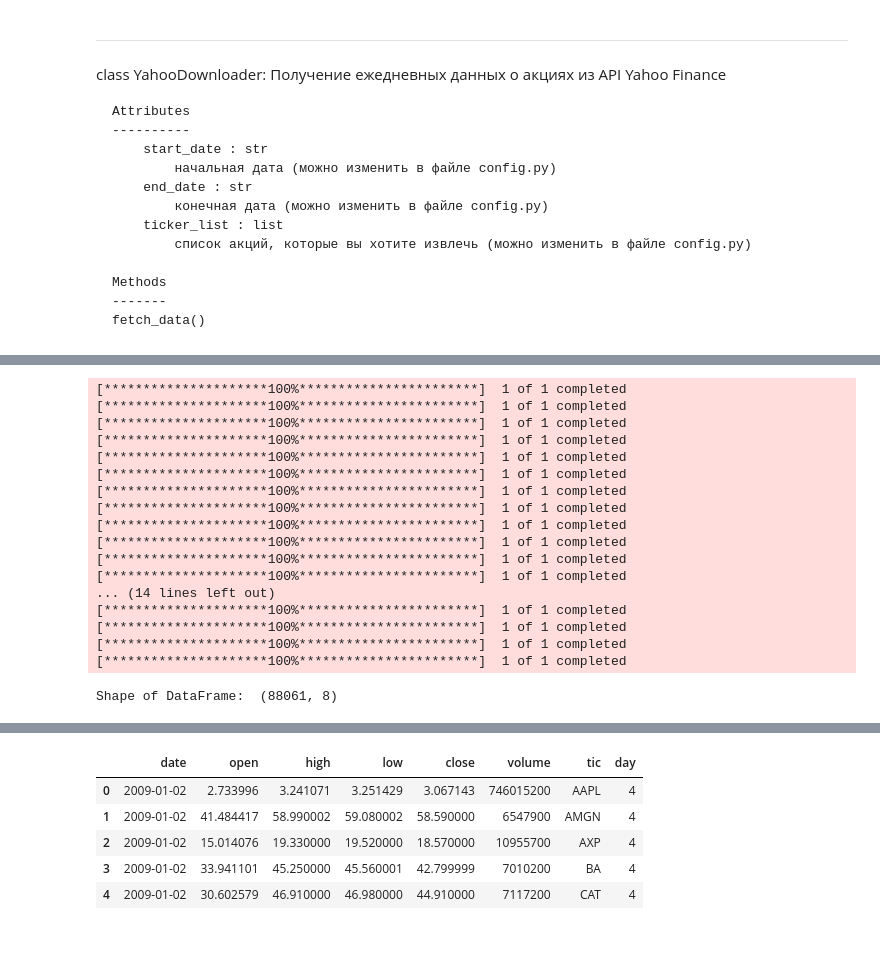
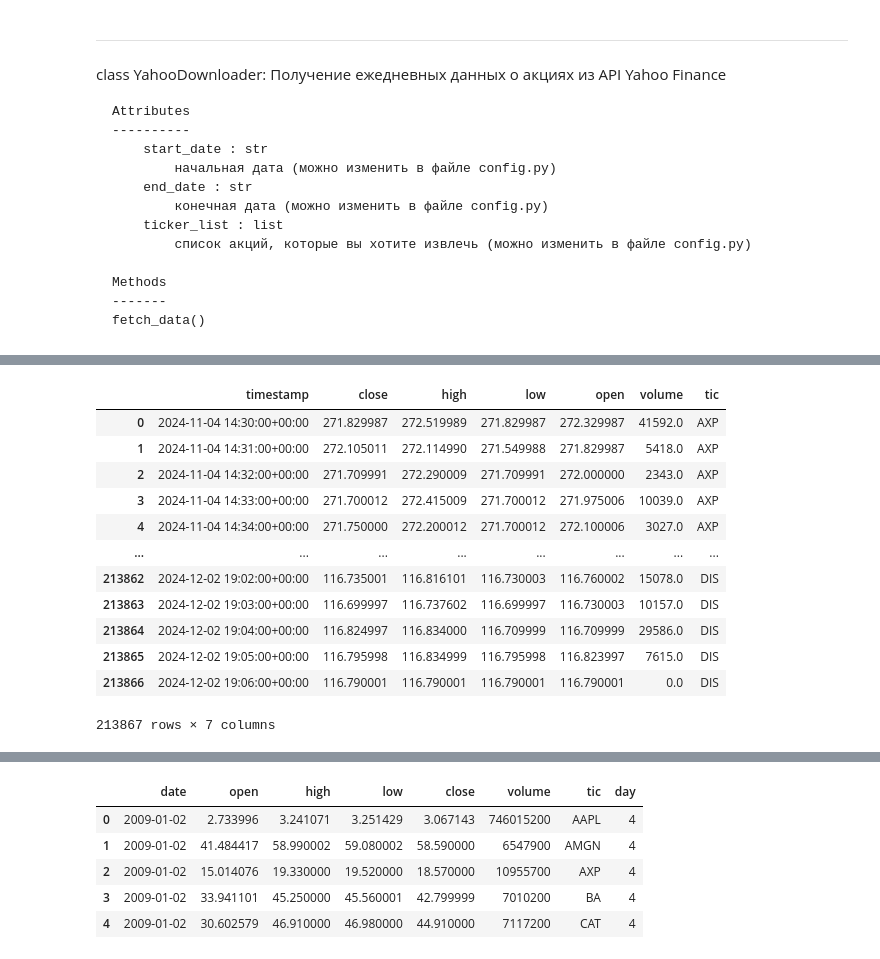
Before and after one commit to SvenTern/algotrade, a Jupyter notebook: finrl_main_part.ipynb, the cells around one changed output, grey strips where cells are left out. Cells and saved outputs as stored; diff of their text form; code cells hidden in the pictures.

```diff
--- a/finrl_main_part.ipynb
+++ b/finrl_main_part.ipynb
@@ -148,3 +158,25 @@ from finrl.config_tickers import DOW_30_TICKER
+# %%
+# пром --- удалить
+# Создаем папку на Google Диске
+folder_path = '/content/drive/My Drive/DataTrading'
+os.makedirs(folder_path, exist_ok=True)
+
+# Создание DataFrame
+df = pd.DataFrame({
+    'Name': ['Alice', 'Bob', 'Charlie'],
+    'Age': [25, 30, 35],
+    'City': ['New York', 'Los Angeles', 'Chicago']
+})
+
+# Сохранение DataFrame в файл CSV
+file_path = os.path.join(folder_path, 'example.csv')
+df.to_csv(file_path, index=False)
+print(f"Файл сохранен по пути: {file_path}")
+
+# Загрузка файла обратно в DataFrame
+loaded_df = pd.read_csv(file_path)
+print("Загруженные данные:")
+print(loaded_df)
 # %% [markdown]
 <a id='1.4'></a>
 ## 2.4. Создаем служебные папки
@@ -182,29 +412,0 @@ print(DOW_30_TICKER)
-# %%
-TRAIN_START_DATE = '2009-01-01'
-TRAIN_END_DATE = '2019-01-01'
-TEST_START_DATE = '2019-01-01'
-TEST_END_DATE = '2021-01-01'
-
-# загружаем данные
-df = YahooDownloader(start_date = TRAIN_START_DATE,
-                     end_date = TEST_END_DATE,
-                     ticker_list = DOW_30_TICKER).fetch_data()
-# %% [output]
-[*********************100%***********************]  1 of 1 completed
-[*********************100%***********************]  1 of 1 completed
-[*********************100%***********************]  1 of 1 completed
-[*********************100%***********************]  1 of 1 completed
-[*********************100%***********************]  1 of 1 completed
-[*********************100%***********************]  1 of 1 completed
-[*********************100%***********************]  1 of 1 completed
-[*********************100%***********************]  1 of 1 completed
-[*********************100%***********************]  1 of 1 completed
-[*********************100%***********************]  1 of 1 completed
-[*********************100%***********************]  1 of 1 completed
-[*********************100%***********************]  1 of 1 completed
-... (14 lines left out)
-[*********************100%***********************]  1 of 1 completed
-[*********************100%***********************]  1 of 1 completed
-[*********************100%***********************]  1 of 1 completed
-[*********************100%***********************]  1 of 1 completed
-Shape of DataFrame:  (88061, 8)
@@ -210,0 +428,16 @@ Shape of DataFrame:  (88061, 8)
+# %%
+df
+# %% [output]
+|  | timestamp | close | high | low | open | volume | tic |
+| 0 | 2024-11-04 14:30:00+00:00 | 271.829987 | 272.519989 | 271.829987 | 272.329987 | 41592.0 | AXP |
+| 1 | 2024-11-04 14:31:00+00:00 | 272.105011 | 272.114990 | 271.549988 | 271.829987 | 5418.0 | AXP |
+| 2 | 2024-11-04 14:32:00+00:00 | 271.709991 | 272.290009 | 271.709991 | 272.000000 | 2343.0 | AXP |
+| 3 | 2024-11-04 14:33:00+00:00 | 271.700012 | 272.415009 | 271.700012 | 271.975006 | 10039.0 | AXP |
+| 4 | 2024-11-04 14:34:00+00:00 | 271.750000 | 272.200012 | 271.700012 | 272.100006 | 3027.0 | AXP |
+| ... | ... | ... | ... | ... | ... | ... | ... |
+| 213862 | 2024-12-02 19:02:00+00:00 | 116.735001 | 116.816101 | 116.730003 | 116.760002 | 15078.0 | DIS |
+| 213863 | 2024-12-02 19:03:00+00:00 | 116.699997 | 116.737602 | 116.699997 | 116.730003 | 10157.0 | DIS |
+| 213864 | 2024-12-02 19:04:00+00:00 | 116.824997 | 116.834000 | 116.709999 | 116.709999 | 29586.0 | DIS |
+| 213865 | 2024-12-02 19:05:00+00:00 | 116.795998 | 116.834999 | 116.795998 | 116.823997 | 7615.0 | DIS |
+| 213866 | 2024-12-02 19:06:00+00:00 | 116.790001 | 116.790001 | 116.790001 | 116.790001 | 0.0 | DIS |
+213867 rows × 7 columns
```
Also changed, not shown: parts of 15 cells of this notebook.
